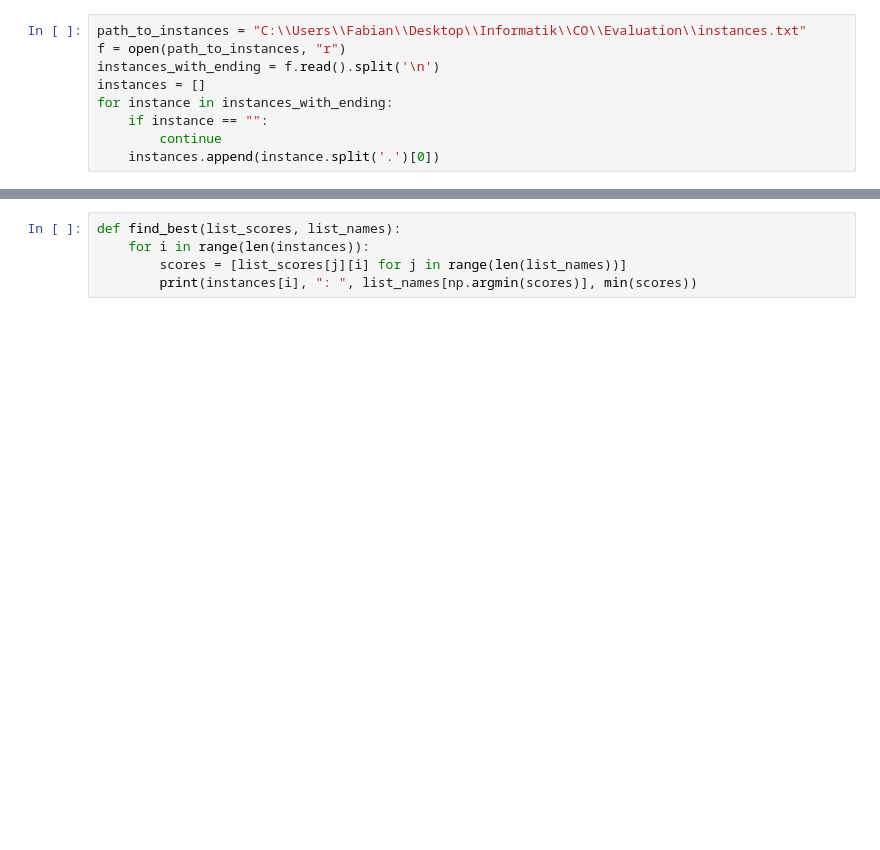
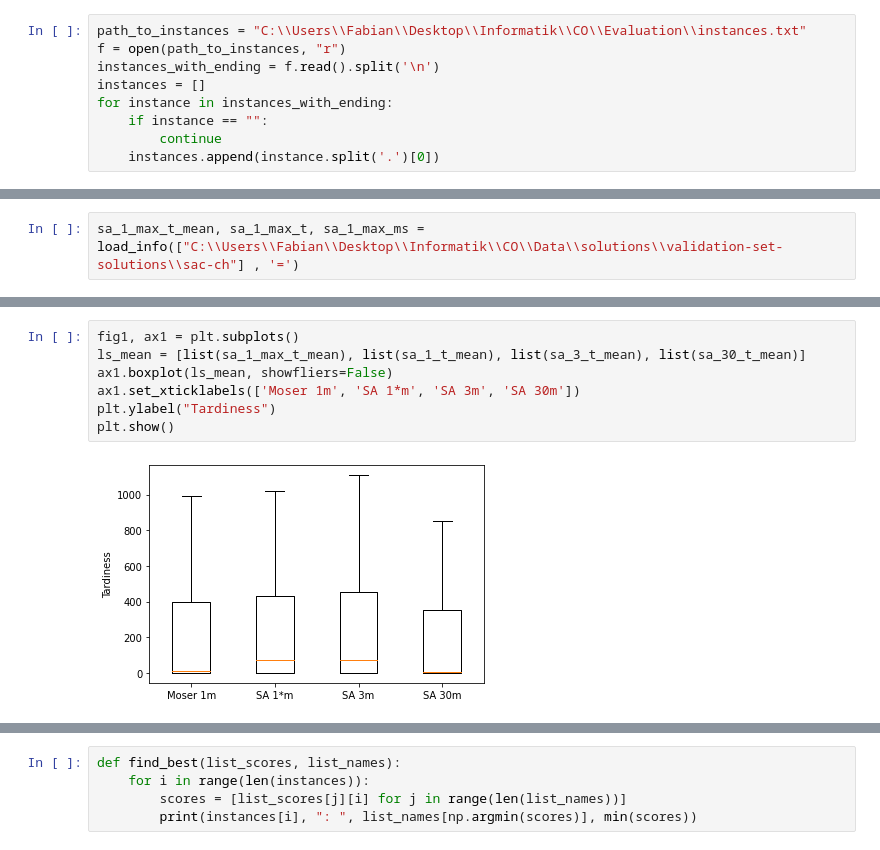
Before and after one commit to ocatias/Metaheuristic-UPMS, a Jupyter notebook: Notebooks/FigureNotebooks.ipynb, the cells around one changed output, grey strips where cells are left out. Cells and saved outputs as stored; diff of their text form; blank space fills up the shorter version.

```diff
--- a/Notebooks/FigureNotebooks.ipynb
+++ b/Notebooks/FigureNotebooks.ipynb
@@ -402,0 +198,2 @@ p_3-17-20_1 :  928000529  vs  928000529
+# %%
+sa_1_max_t_mean, sa_1_max_t, sa_1_max_ms = load_info(["C:\\Users\\Fabian\\Desktop\\Informatik\\CO\\Data\\solutions\\validation-set-solutions\\sac-ch"] , '=')
@@ -402,0 +231,9 @@ p_3-17-20_1 :  928000529  vs  928000529
+# %%
+fig1, ax1 = plt.subplots()
+ls_mean = [list(sa_1_max_t_mean), list(sa_1_t_mean), list(sa_3_t_mean), list(sa_30_t_mean)]
+ax1.boxplot(ls_mean, showfliers=False)
+ax1.set_xticklabels(['Moser 1m', 'SA 1*m', 'SA 3m', 'SA 30m'])
+plt.ylabel("Tardiness")
+plt.show()
+# %% [output]
+[figure, added]
```
Also changed, not shown: parts of 50 cells of this notebook, 7 other files.
